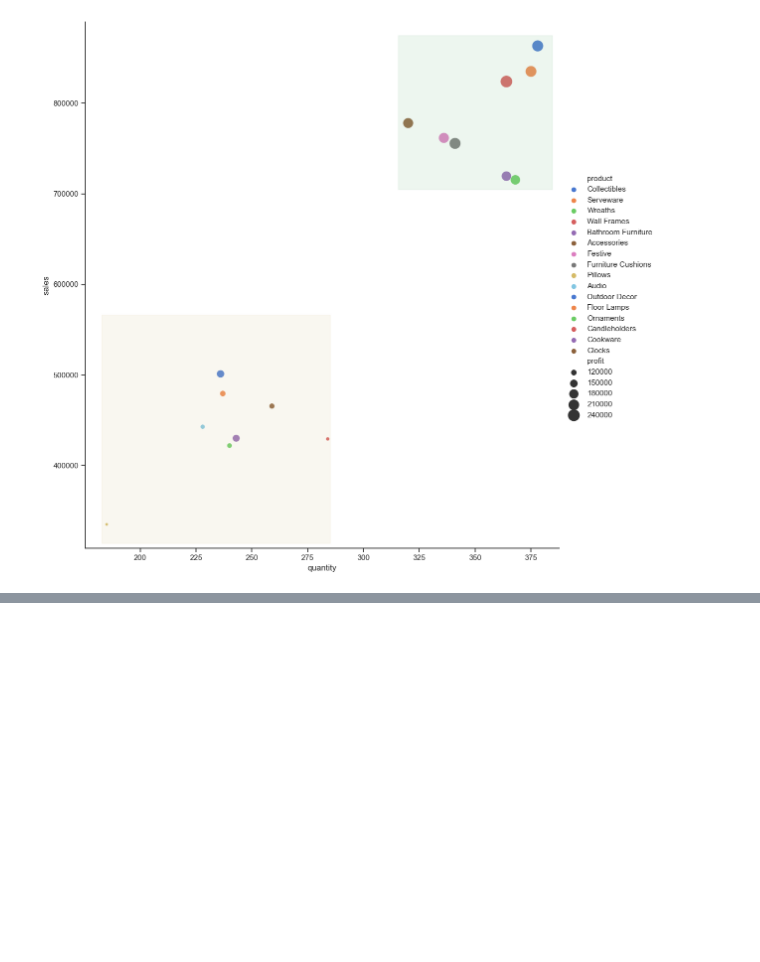
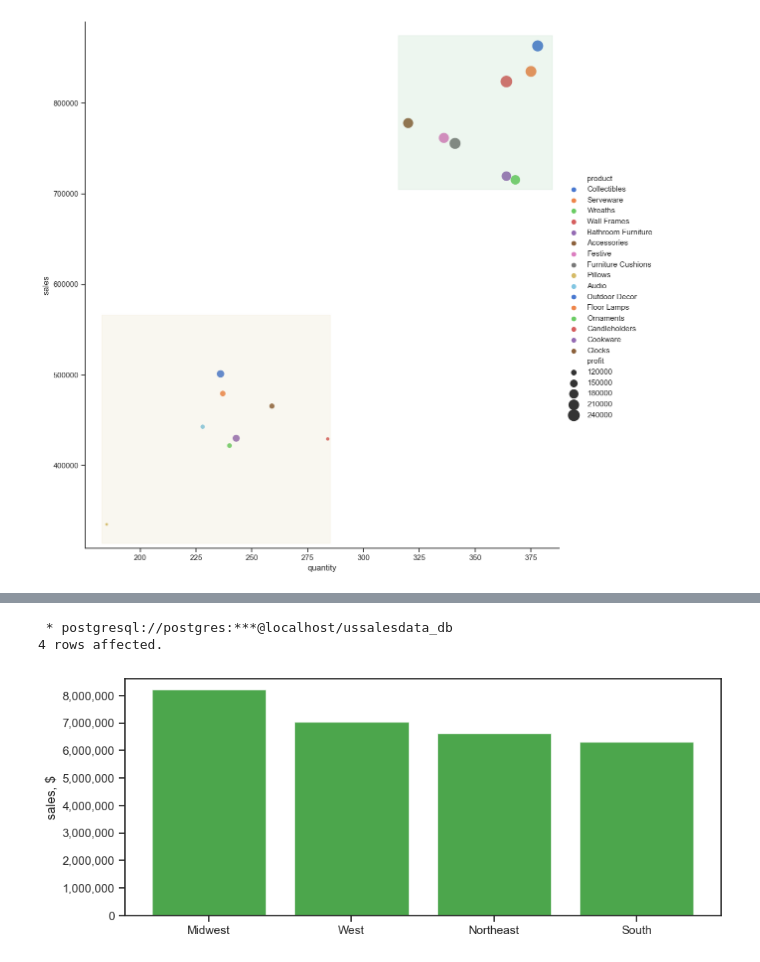
Before and after one commit to jeeenss/Data-Analysis-with-SQL, a Jupyter notebook: US_Sales_Performance_Analysis.ipynb, the cells around one changed output, grey strips where cells are left out. Saved outputs shown, nothing was run; the diff lists cells and outputs as text; code cells hidden in the pictures; blank space fills up the shorter version.

Commit message:
adding sales team performance analysis

```diff
--- a/US_Sales_Performance_Analysis.ipynb
+++ b/US_Sales_Performance_Analysis.ipynb
@@ -973,0 +1003,14 @@ According to quantities ordered, sales, and profitability here are two groups <s
+# %%
+result=%sql WITH raw_selected AS ( SELECT 	steam.region, 	round(count(distinct order_number),2) orders,     round(count(distinct product_id),2)  products,      round(count(distinct customer_id),2)  customers,      round(sum(order_qty),2) as quantity,     round(sum(revenue_sales),2) as sales,     round(sum(profit),2) as profit,     round(sum(profit)/sum(revenue_sales),3) as profit_ratio FROM public.vw_sales vws LEFT JOIN public.tb_sales_team steam ON vws.sales_team_id = steam.sales_team_id WHERE date_part('year', order_date)::text= '2020' GROUP BY steam.region ) SELECT * FROM raw_selected ORDER BY sales DESC;
+df_sales_team = pd.DataFrame(result)
+
+fig, ax1 = plt.subplots(figsize=(10, 4))
+ax1.bar(df_sales_team.region, df_sales_team['sales'], color = 'green', alpha=0.7)
+ax1.set_ylabel('sales, $')
+ax1.ticklabel_format(style='plain', useOffset=False, axis='y')
+ax1.set_yticklabels(['{:,}'.format(int(x)) for x in ax1.get_yticks().tolist()])
+plt.show()
+# %% [output]
+ * postgresql://postgres:***@localhost/ussalesdata_db
+4 rows affected.
+[figure, added]
```
Also changed, not shown: parts of 8 cells of this notebook.
